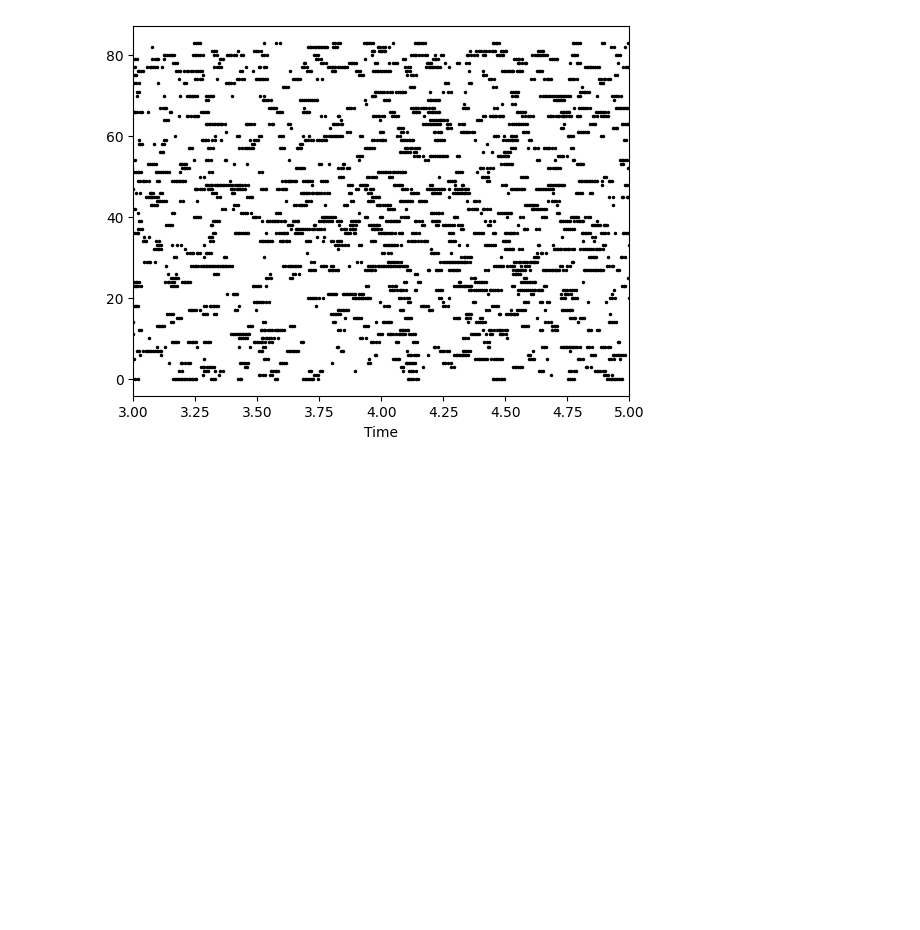
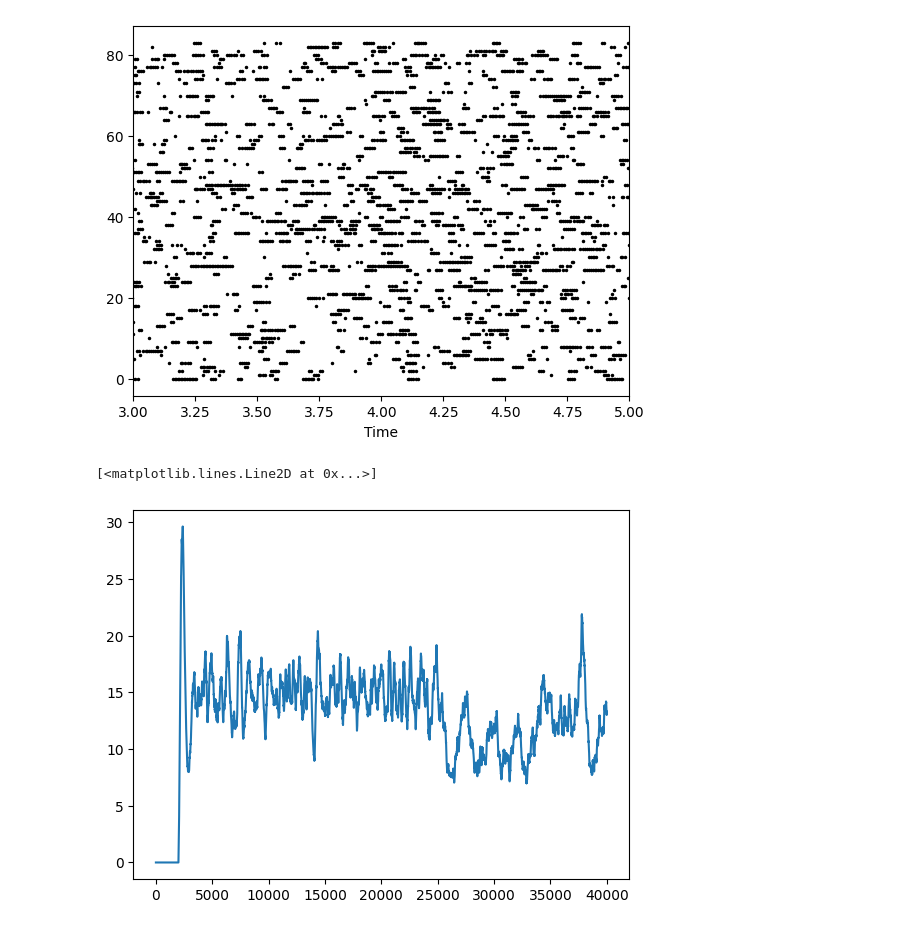
Before and after one commit to smcelroy97/A1, a Jupyter notebook: exp_configs/batch_i_ougrid_unconn_state1_nosub_wmult_0.1/explore_result.ipynb, the cells around one changed output. Cells and saved outputs as stored; diff of their text form; code cells hidden in the pictures; blank space fills up the shorter version.

```diff
--- a/exp_configs/batch_i_ougrid_unconn_state1_nosub_wmult_0.1/explore_result.ipynb
+++ b/exp_configs/batch_i_ougrid_unconn_state1_nosub_wmult_0.1/explore_result.ipynb
@@ -356,3 +356,39 @@ plt.xlim(3, 5)
 # %% [output]
 (3.0, 5.0)
 [figure]
+# %%
+import json
+from pathlib import Path
+import pickle
+
+import model_tuner.data_proc.netpyne_res_parse_utils as utils
+
+#exp_name = 'full_model_split_ee_conn'
+exp_name = 'L6'
+
+dirpath_base = Path(
+    '/ddn/niknovikov19/repo/A1_OUinp/exp_results'
+    '/single_i_ou_subnet_state1_mech1_nosub_wmult_0.25'
+    #f'/{exp_name}/exp_t_23.0_25.0_eefrac_0.5_kmu_0.1_ksigma_0.0_tau_200_'
+    #'taus_2500_tc0_2000_tlock_18000_kci_0.0005_kcp_0.0'
+    f'/{exp_name}/exp_t_36.0_40.0_kmu_0.1_ksigma_0.0_tau_200_'
+    'taus_2500_tc0_2000_tlock_25000_kci_0.0005_kcp_0.0'
+)
+
+# Control signals from pkl
+fpath_pkl = dirpath_base / f'{exp_name}_ctrl.pkl'
+with open(fpath_pkl, 'rb') as fid:
+    X = pickle.load(fid)
+# %%
+import matplotlib.pyplot as plt
+
+pop = 'PV6'
+t = X[pop]['tvec']
+z = X[pop]['zvec']
+r = X[pop]['rvec']
+
+plt.figure()
+plt.plot(t, r)
+# %% [output]
+[<matplotlib.lines.Line2D at 0x...>]
+[figure, added]
```
Also changed, not shown: parts of 9 cells of this notebook, 2 other files.
